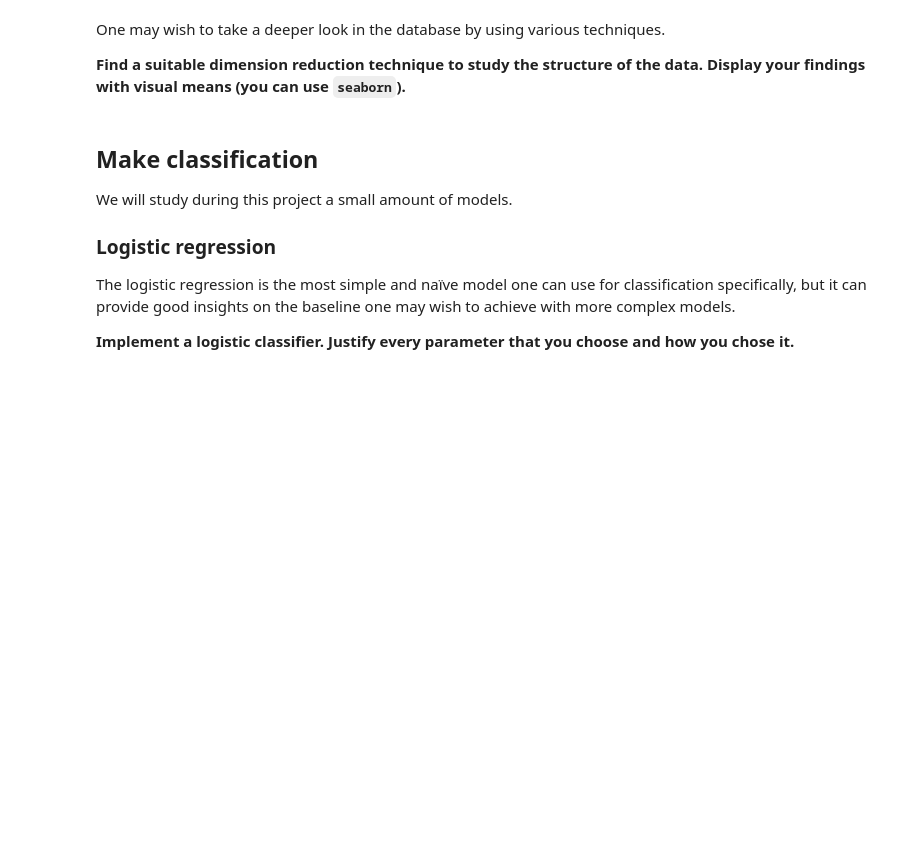
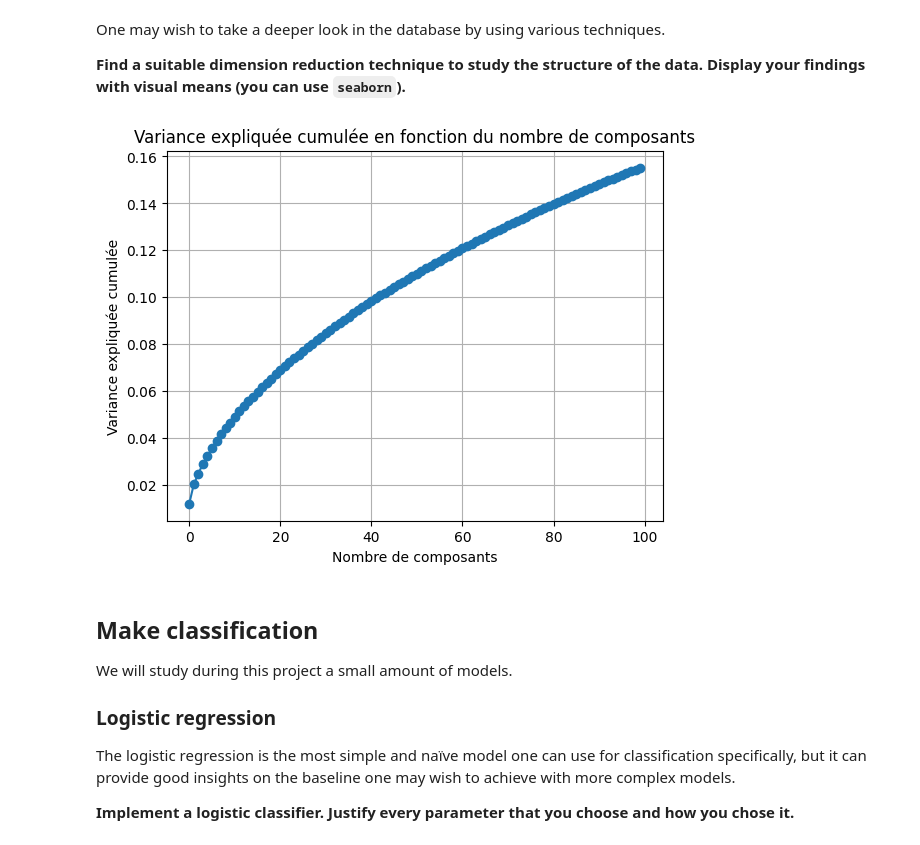
Before and after one commit to godinlu/toxic_comment_classification, a Jupyter notebook: Project_3.ipynb, the cells around one changed output. Drawn from its saved outputs; the diff is of its cells as text; code cells hidden in the pictures; blank space fills up the shorter version.

Commit message:
ajout de la parti de reduction de dimension

```diff
--- a/Project_3.ipynb
+++ b/Project_3.ipynb
@@ -81,3 +80,23 @@ One may wish to take a deeper look in the database by using various techniques.
+# %%
+# Réduction de dimensionnalité avec TruncatedSVD
+svd = TruncatedSVD(n_components=100)
+X_svd = svd.fit_transform(X)
+
+# Calcul de la variance expliquée cumulée
+explained_variance_ratio_cumulative = np.cumsum(svd.explained_variance_ratio_)
+
+# Tracé du graphique
+plt.plot(explained_variance_ratio_cumulative, marker='o')
+plt.title('Variance expliquée cumulée en fonction du nombre de composants')
+plt.xlabel('Nombre de composants')
+plt.ylabel('Variance expliquée cumulée')
+plt.grid(True)
+plt.show()
+
+# on observe une très faible variance cumulé malgré 100 composants, cela s'explique
+# par l'importante taille des données d'origine (189775)
+# %% [output]
+[figure, added]
 # %% [markdown]
 ## Make classification
 
```
Also changed, not shown: parts of 2 cells of this notebook.
